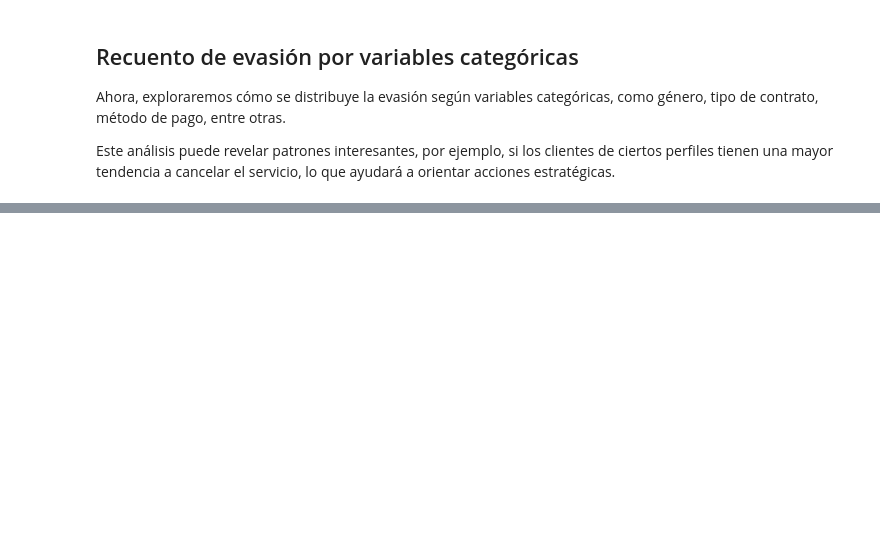
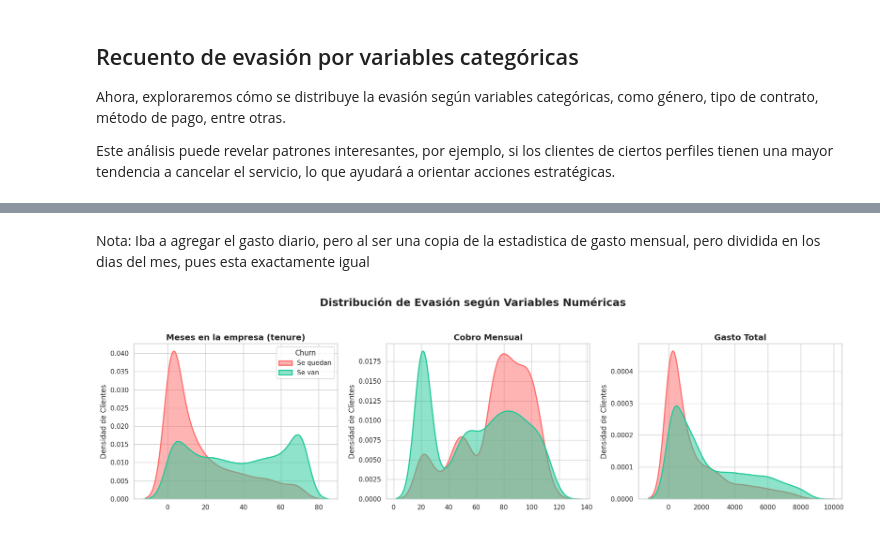
Before and after one commit to RubenAndreeB/TelecomX_AluraLatam, a Jupyter notebook: TelecomX_LATAM.ipynb, the cells around one changed output, grey strips where cells are left out. Saved outputs shown, nothing was run; the diff lists cells and outputs as text; code cells hidden in the pictures; blank space fills up the shorter version.

```diff
--- a/TelecomX_LATAM.ipynb
+++ b/TelecomX_LATAM.ipynb
@@ -381,0 +373,42 @@ PaperlessBilling
+# %% [markdown]
+Nota: Iba a agregar el gasto diario, pero al ser una copia de la estadistica de gasto mensual, pero dividida en los dias del mes, pues esta exactamente igual
+# %%
+sns.set_theme(style="whitegrid")
+
+columnas_numericas = ['tenure', 'Charges.Monthly', 'Charges.Total']
+titulos_graficas = ['Meses en la empresa (tenure)', 'Cobro Mensual', 'Gasto Total']
+
+fig, axes = plt.subplots(nrows=1, ncols=3, figsize=(18, 5))
+axes = axes.flatten()
+
+colores = ['#20c997', '#ff6b6b']
+
+for i, columna in enumerate(columnas_numericas):
+
+    sns.kdeplot(
+        data=df,
+        x=columna,
+        hue=df['Churn'],
+        ax=axes[i],
+        fill=True,
+        palette=colores,
+        alpha=0.5,
+        linewidth=2,
+        common_norm=False
+    )
+
+    axes[i].set_title(titulos_graficas[i], fontsize=14, fontweight='bold')
+    axes[i].set_ylabel('Densidad de Clientes')
+    axes[i].set_xlabel('')
+
+
+    if i != 0:
+        axes[i].get_legend().remove()
+    else:
+        axes[i].legend(title='Churn', labels=['Se quedan', 'Se van'])
+
+fig.suptitle('Distribución de Evasión según Variables Numéricas', fontsize=18, fontweight='bold', y=1.05)
+plt.tight_layout()
+plt.show()
+# %% [output]
+[figure, added]
```
Also changed, not shown: parts of 6 cells of this notebook.
